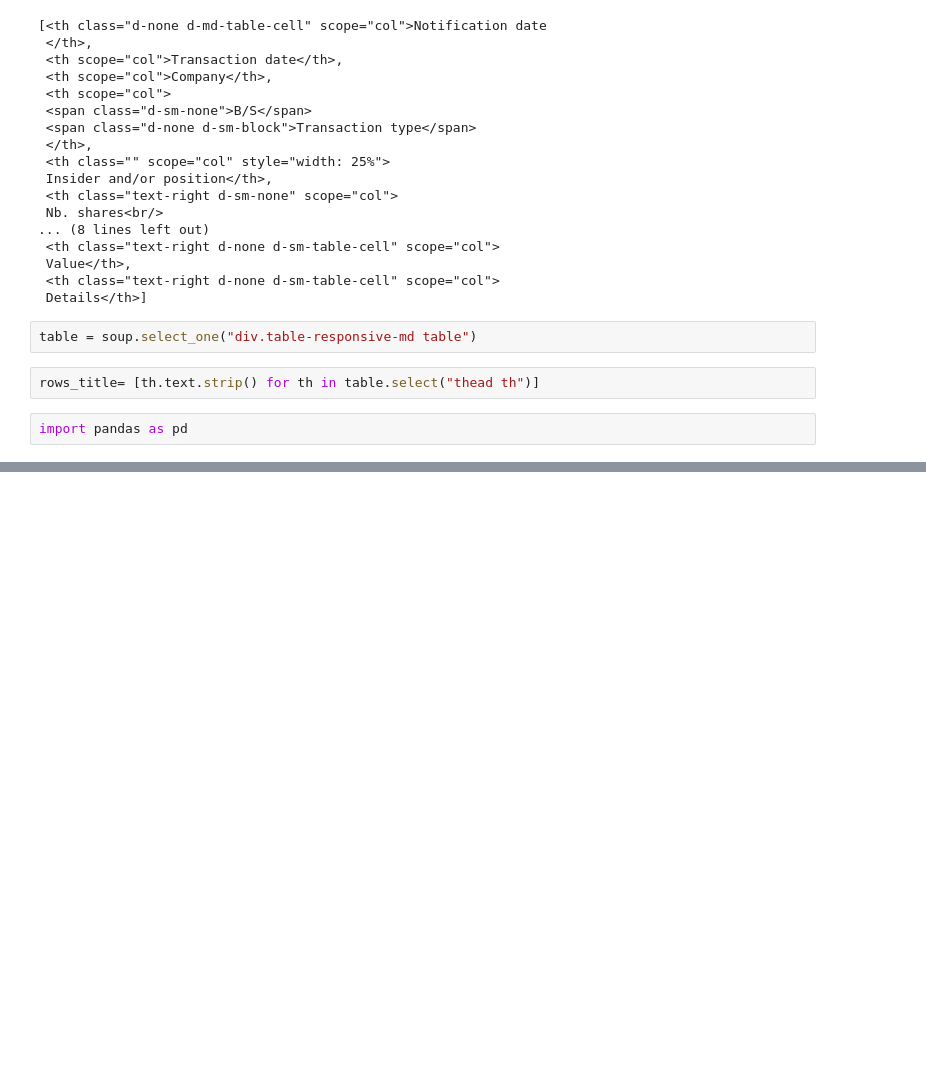
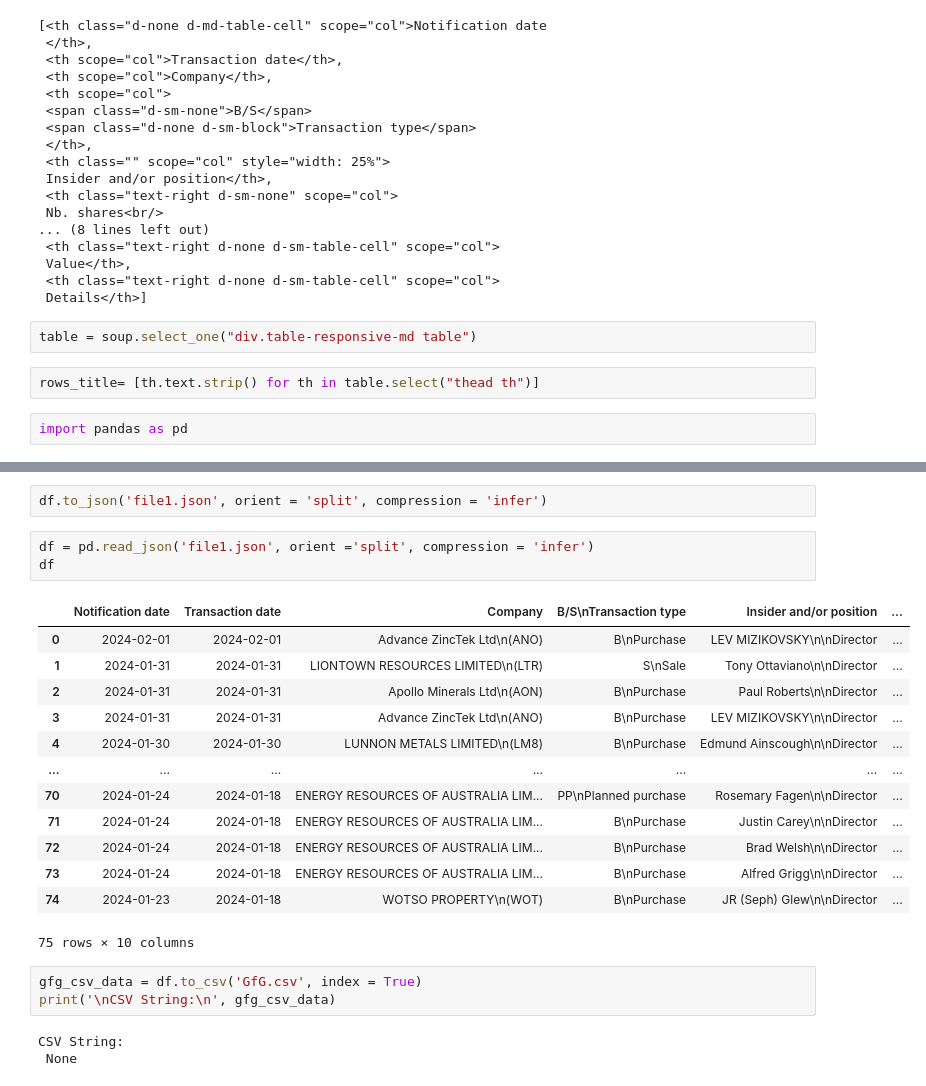
Before and after one commit to anjaliisonii/Web_Scraping, a Jupyter notebook: Web_Scraping.ipynb, the cells around one changed output, grey strips where cells are left out. Drawn from its saved outputs; the diff is of its cells as text; blank space fills up the shorter version.

```diff
--- a/Web_Scraping.ipynb
+++ b/Web_Scraping.ipynb
@@ -111,0 +123,25 @@ Index: []
+# %%
+df.to_json('file1.json', orient = 'split', compression = 'infer')
+# %%
+df = pd.read_json('file1.json', orient ='split', compression = 'infer')
+df
+# %% [output]
+|  | Notification date | Transaction date | Company | B/S\nTransaction type | Insider and/or position | ... |
+| 0 | 2024-02-01 | 2024-02-01 | Advance ZincTek Ltd\n(ANO) | B\nPurchase | LEV MIZIKOVSKY\n\nDirector | ... |
+| 1 | 2024-01-31 | 2024-01-31 | LIONTOWN RESOURCES LIMITED\n(LTR) | S\nSale | Tony Ottaviano\n\nDirector | ... |
+| 2 | 2024-01-31 | 2024-01-31 | Apollo Minerals Ltd\n(AON) | B\nPurchase | Paul Roberts\n\nDirector | ... |
+| 3 | 2024-01-31 | 2024-01-31 | Advance ZincTek Ltd\n(ANO) | B\nPurchase | LEV MIZIKOVSKY\n\nDirector | ... |
+| 4 | 2024-01-30 | 2024-01-30 | LUNNON METALS LIMITED\n(LM8) | B\nPurchase | Edmund Ainscough\n\nDirector | ... |
+| ... | ... | ... | ... | ... | ... | ... |
+| 70 | 2024-01-24 | 2024-01-18 | ENERGY RESOURCES OF AUSTRALIA LIM... | PP\nPlanned purchase | Rosemary Fagen\n\nDirector | ... |
+| 71 | 2024-01-24 | 2024-01-18 | ENERGY RESOURCES OF AUSTRALIA LIM... | B\nPurchase | Justin Carey\n\nDirector | ... |
+| 72 | 2024-01-24 | 2024-01-18 | ENERGY RESOURCES OF AUSTRALIA LIM... | B\nPurchase | Brad Welsh\n\nDirector | ... |
+| 73 | 2024-01-24 | 2024-01-18 | ENERGY RESOURCES OF AUSTRALIA LIM... | B\nPurchase | Alfred Grigg\n\nDirector | ... |
+| 74 | 2024-01-23 | 2024-01-18 | WOTSO PROPERTY\n(WOT) | B\nPurchase | JR (Seph) Glew\n\nDirector | ... |
+75 rows × 10 columns
+# %%
+gfg_csv_data = df.to_csv('GfG.csv', index = True)
+print('\nCSV String:\n', gfg_csv_data)
+# %% [output]
+CSV String:
+ None
```
Also changed, not shown: parts of 5 cells of this notebook, 1 other file.
